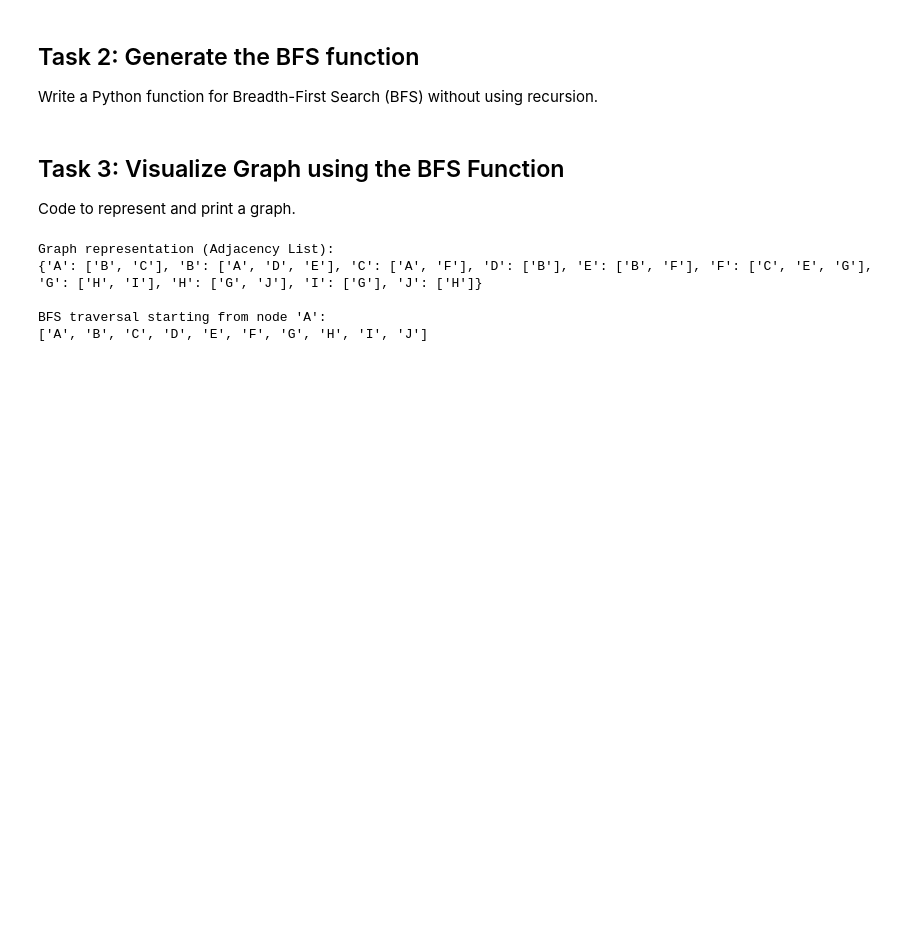
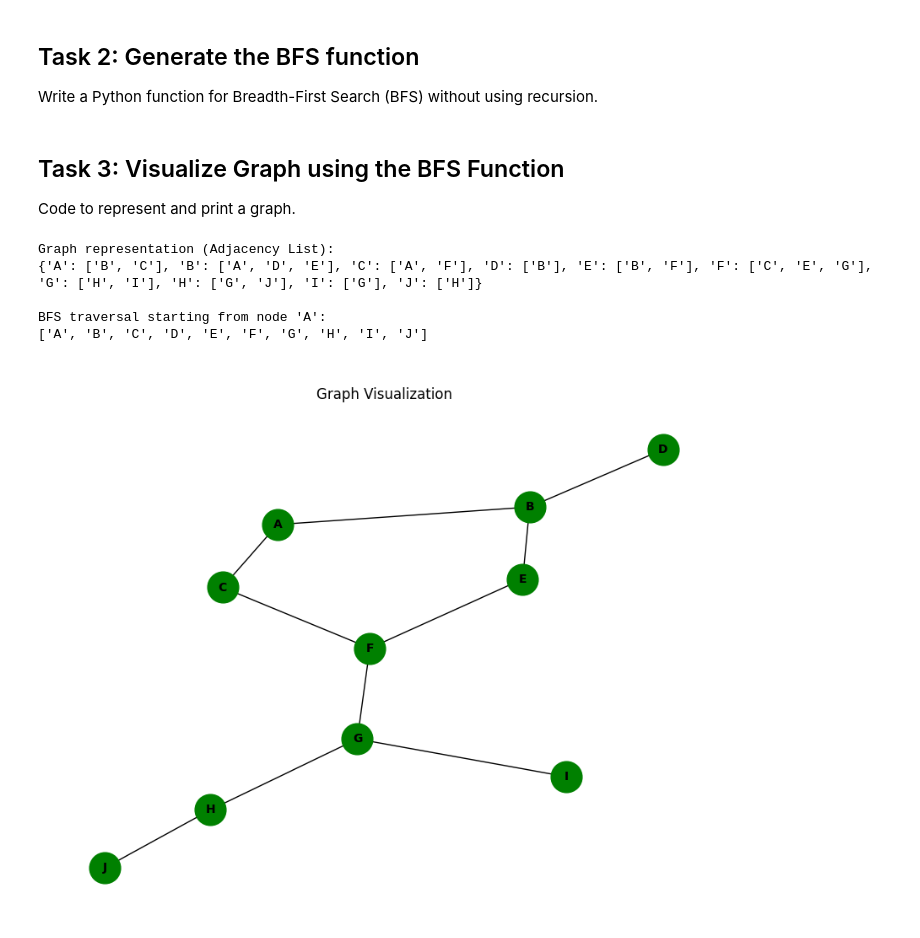
Before and after one commit to itsjustasemicolon/IT-Lab, a Jupyter notebook: Sem 5/AI Lab/004_01_Soham_Das.ipynb, the cells around one changed output. Saved outputs shown, nothing was run; the diff lists cells and outputs as text; code cells hidden in the pictures; blank space fills up the shorter version.

```diff
--- a/Sem 5/AI Lab/004_01_Soham_Das.ipynb
+++ b/Sem 5/AI Lab/004_01_Soham_Das.ipynb
@@ -77,36 +77,52 @@ def bfs(graph, start_node):
 
 Code to represent and print a graph.
 # %%
+import networkx as nx
+import matplotlib.pyplot as plt
+
 # 1. Create an adjacency list for the undirected graph
 graph = {
     'A': ['B', 'C'],
     'B': ['A', 'D', 'E'],
     'C': ['A', 'F'],
     'D': ['B'],
     'E': ['B', 'F'],
     'F': ['C', 'E','G'],
     'G': ['H','I'],
     'H': ['G','J'],
     'I': ['G'],
     'J': ['H']
 }
 
 # 2. Print the graph
 print("Graph representation (Adjacency List):")
 print(graph)
 
 # 3. Choose a starting node
 start_node = 'A'
 
 # 4. Call the bfs function
 bfs_order = bfs(graph, start_node)
 
 # 5. Print the BFS traversal order
 print(f"\nBFS traversal starting from node '{start_node}':")
 print(bfs_order)
+
+# 6. Create a NetworkX graph from the adjacency list
+G = nx.Graph(graph)
+
+# 7. Draw the graph
+plt.figure(figsize=(8, 6))
+pos = nx.spring_layout(G)  # Choose a layout algorithm
+nx.draw(G, pos, with_labels=True, node_size=700, node_color='green', font_size=10, font_weight='bold')
+
+# 8. Display the plot
+plt.title("\nGraph Visualization")
+plt.show()
 # %% [output]
 Graph representation (Adjacency List):
 {'A': ['B', 'C'], 'B': ['A', 'D', 'E'], 'C': ['A', 'F'], 'D': ['B'], 'E': ['B', 'F'], 'F': ['C', 'E', 'G'], 'G': ['H', 'I'], 'H': ['G', 'J'], 'I': ['G'], 'J': ['H']}
 
 BFS traversal starting from node 'A':
 ['A', 'B', 'C', 'D', 'E', 'F', 'G', 'H', 'I', 'J']
+[figure, added]
```
Also changed, not shown: 1 other file.
